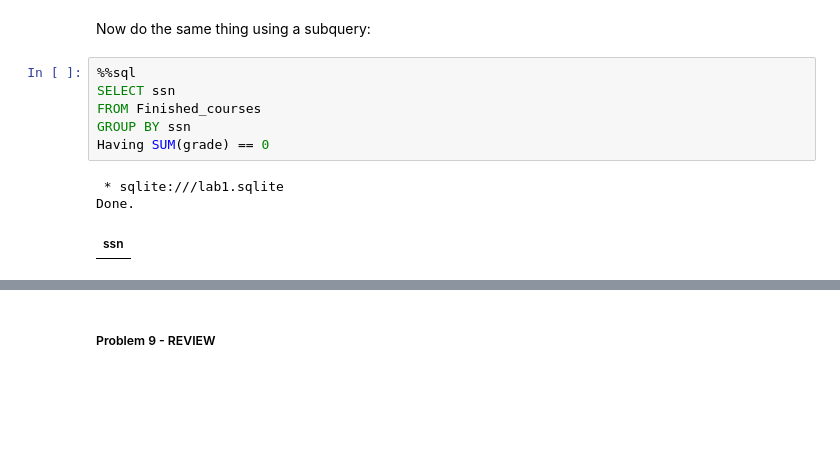
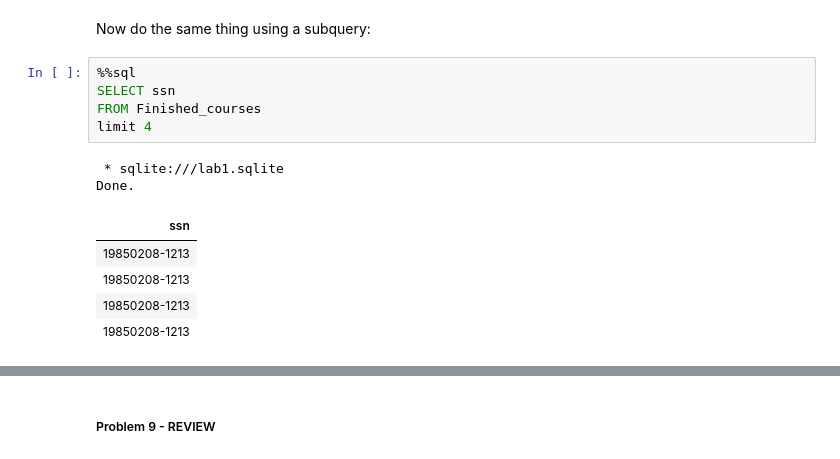
Before and after one commit to PelleHansson/databas, a Jupyter notebook: lab1/lab1.ipynb, the cells around one changed output, grey strips where cells are left out. Saved outputs shown, nothing was run; the diff lists cells and outputs as text; blank space fills up the shorter version.

```diff
--- a/lab1/lab1.ipynb
+++ b/lab1/lab1.ipynb
@@ -634,13 +634,16 @@ Now do the same thing using a subquery:
 # %%
 %%sql
 SELECT ssn
 FROM Finished_courses
-GROUP BY ssn
-Having SUM(grade) == 0
+limit 4
 # %% [output]
  * sqlite:///lab1.sqlite
 Done.
 | ssn |
+| 19850208-1213 |
+| 19850208-1213 |
+| 19850208-1213 |
+| 19850208-1213 |
 # %%
 %%sql
 SELECT s.*
```
Also changed, not shown: parts of 1 cell of this notebook.
